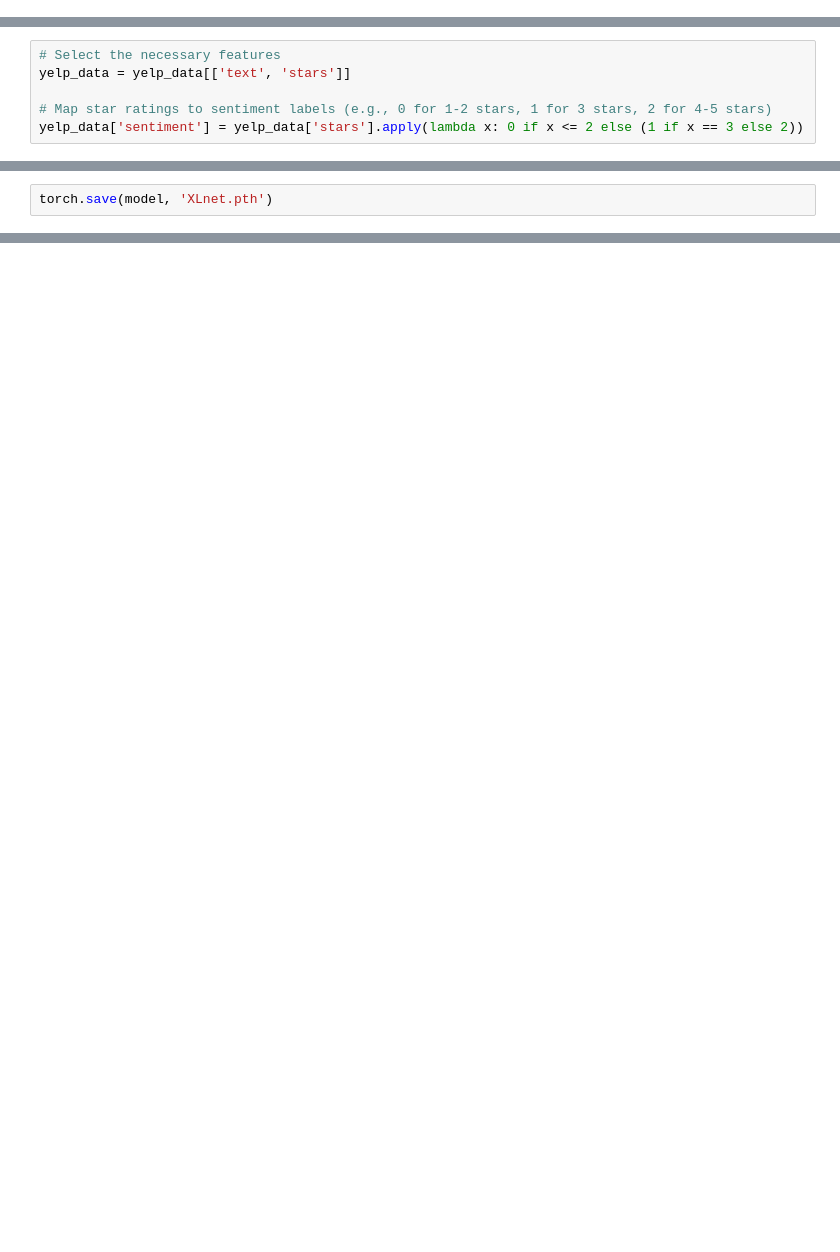
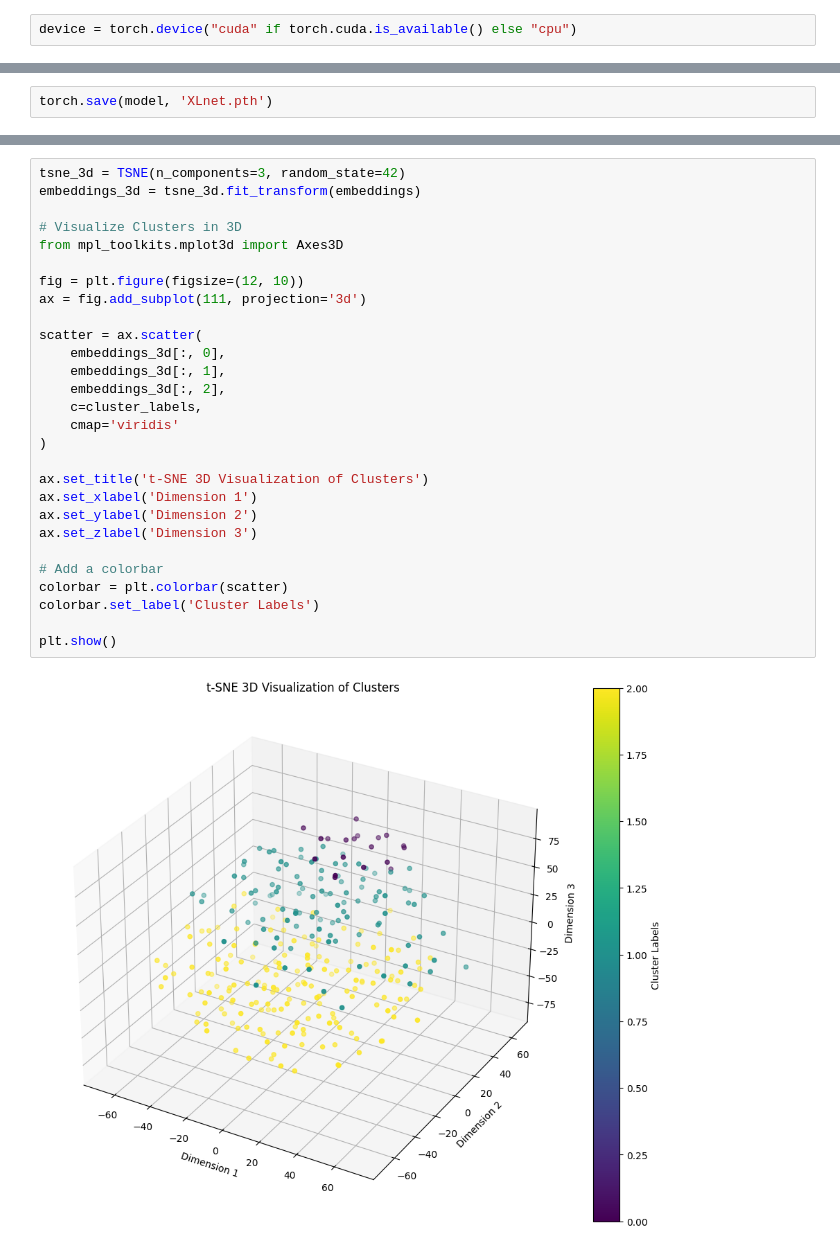
Before and after one commit to Sandushke/Sentiment-Analysis, a Jupyter notebook: XLnet.ipynb, the cells around one changed output, grey strips where cells are left out. Cells and saved outputs as stored; diff of their text form; blank space fills up the shorter version.

```diff
--- a/XLnet.ipynb
+++ b/XLnet.ipynb
@@ -12,6 +12,8 @@ import seaborn as sns
 # from transformers import TFBertForSequenceClassification, BertTokenizer
 import torch
 import matplotlib.pyplot as plt
+# %%
+device = torch.device("cuda" if torch.cuda.is_available() else "cpu")
 # %%
 # Function to get the total number of lines in the file
 def get_total_lines(filename):
@@ -100,6 +138,0 @@ Index([], dtype='int64')
-# %%
-# Select the necessary features
-yelp_data = yelp_data[['text', 'stars']]
-
-# Map star ratings to sentiment labels (e.g., 0 for 1-2 stars, 1 for 3 stars, 2 for 4-5 stars)
-yelp_data['sentiment'] = yelp_data['stars'].apply(lambda x: 0 if x <= 2 else (1 if x == 3 else 2))
@@ -401,0 +296,30 @@ Sentiment Score: 0.4756
+# %%
+tsne_3d = TSNE(n_components=3, random_state=42)
+embeddings_3d = tsne_3d.fit_transform(embeddings)
+
+# Visualize Clusters in 3D
+from mpl_toolkits.mplot3d import Axes3D
+
+fig = plt.figure(figsize=(12, 10))
+ax = fig.add_subplot(111, projection='3d')
+
+scatter = ax.scatter(
+    embeddings_3d[:, 0],
+    embeddings_3d[:, 1],
+    embeddings_3d[:, 2],
+    c=cluster_labels,
+    cmap='viridis'
+)
+
+ax.set_title('t-SNE 3D Visualization of Clusters')
+ax.set_xlabel('Dimension 1')
+ax.set_ylabel('Dimension 2')
+ax.set_zlabel('Dimension 3')
+
+# Add a colorbar
+colorbar = plt.colorbar(scatter)
+colorbar.set_label('Cluster Labels')
+
+plt.show()
+# %% [output]
+[figure, added]
```
Also changed, not shown: parts of 24 cells of this notebook.
